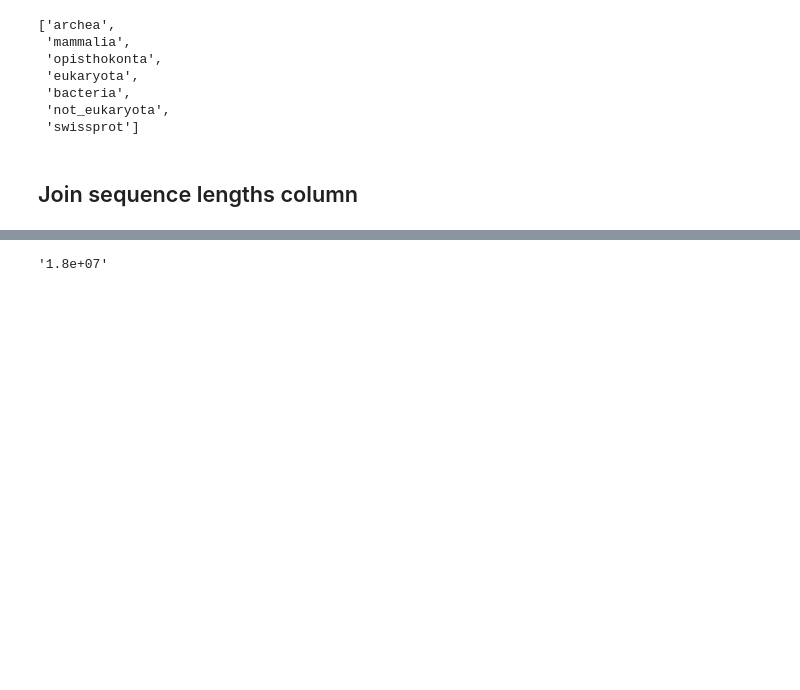
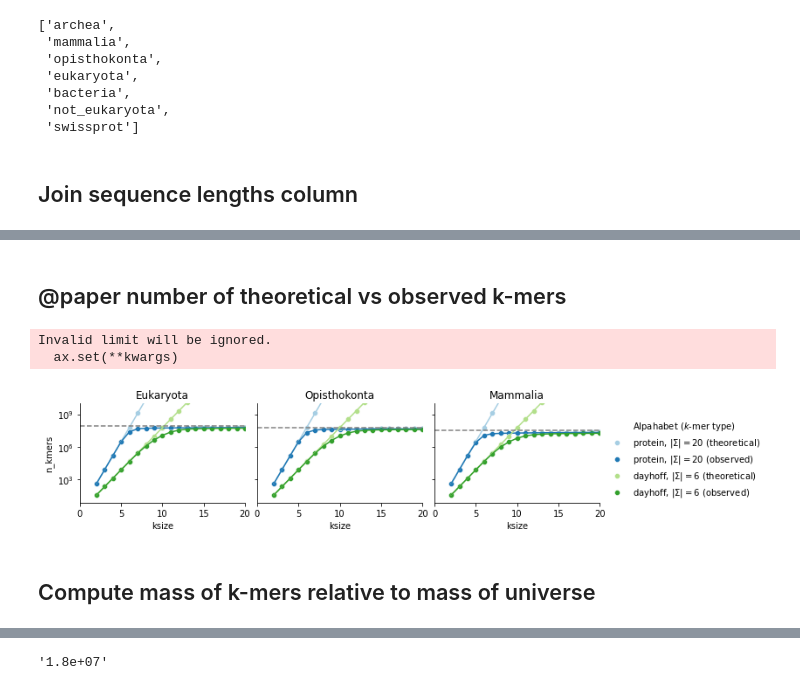
Before and after one commit to czbiohub-sf/scrnaseq-for-the-99-percent, a Jupyter notebook: notebooks/101_visualze_theoretical_vs_observed_kmers.ipynb, the cells around one changed output, grey strips where cells are left out. Drawn from its saved outputs; the diff is of its cells as text; code cells hidden in the pictures; blank space fills up the shorter version.

Commit message:
Add notebooks updated for paper on 2021-10-07

```diff
--- a/notebooks/101_visualze_theoretical_vs_observed_kmers.ipynb
+++ b/notebooks/101_visualze_theoretical_vs_observed_kmers.ipynb
@@ -122,0 +164,9 @@ index_stats_lengths.query('n_residues_over_theoretical_kmers_log10 < -4').groupb
+# %%
+names = 'mammalia', 'opisthokonta', 'eukaryota'
+
+theoretical_vs_observed_kmers_subset_eukarya_opisthokonta_mammalia = theoretical_vs_observed_kmers_subset.query('name in @names and molecule != "hp2"')
+theoretical_vs_observed_kmers_subset_eukarya_opisthokonta_mammalia['alphabet_type_latex'] = theoretical_vs_observed_kmers_subset_eukarya_opisthokonta_mammalia.apply(
+    lambda x: f'{x.molecule.rstrip("026")}, $|\Sigma| = {x.sigma}$ ({x.kmer_type})', axis=1
+)
+print(theoretical_vs_observed_kmers_subset_eukarya_opisthokonta_mammalia.shape)
+theoretical_vs_observed_kmers_subset_eukarya_opisthokonta_mammalia.head()
@@ -122,0 +208,27 @@ index_stats_lengths.query('n_residues_over_theoretical_kmers_log10 < -4').groupb
+# %% [markdown]
+## @paper number of theoretical vs observed k-mers
+# %%
+g = sns.FacetGrid(subplot_kws=dict(yscale='log'),
+            data=theoretical_vs_observed_kmers_subset_eukarya_opisthokonta_mammalia, aspect=1.25, height=2.5,
+           hue='alphabet_type_latex', col='name', palette='Paired', col_order=['eukaryota', 'opisthokonta', 'mammalia'])
+# g.map(sns.regplot, 'ksize', 'n_kmers', ci=None, fit_reg=False)
+g.map(sns.scatterplot, 'ksize', 'n_kmers')
+g.map(plt.plot, 'ksize', 'n_kmers')
+g.add_legend()
+g.set(ylim=(0, 1e10), xlim=(0, 20))
+g.set_titles("{col_name}")
+for ax in g.axes.flat:
+    title = ax.get_title()
+    n_sequences = sequence_lengths.loc[title, 'n_sequences']
+    n_residues = sequence_lengths.loc[title, 'n_residues']
+    ax.axhline(n_residues, linestyle='--', color='grey', label='Total length of all sequences')
+#     ax.annotate("Total length of all sequences", xy=(n_residues, 20), ha='right', va='bottom', xycoords='data')
+    ax.set(title=title.capitalize())
+g.legend.set(title='Alpahabet ($k$-mer type)')
+g.savefig('/home/olga/googledrive/kmer-homology-paper/figures/2020-test-sencha/n_theoretical_kmers.pdf')
+# %% [output]
+Invalid limit will be ignored.
+  ax.set(**kwargs)
+[figure, added]
+# %% [markdown]
+## Compute mass of k-mers relative to mass of universe
```
Also changed, not shown: parts of 35 cells of this notebook, 4 other files.
